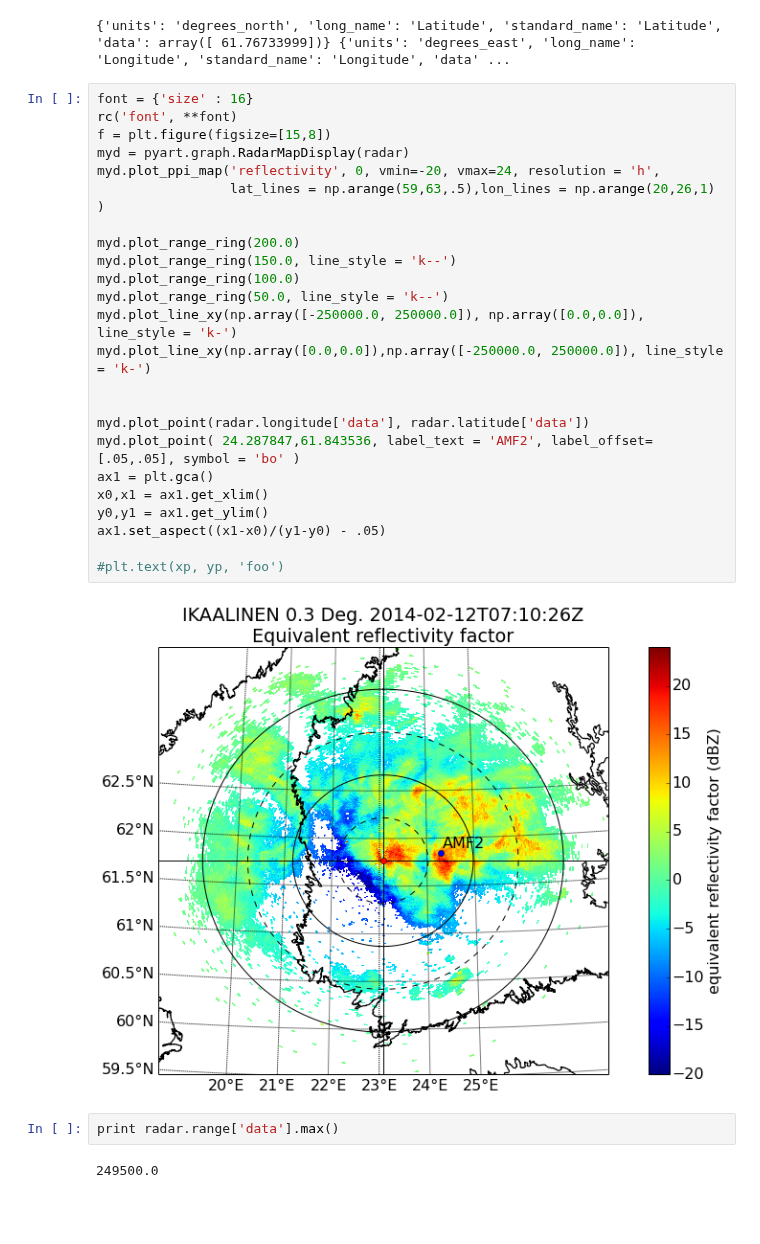
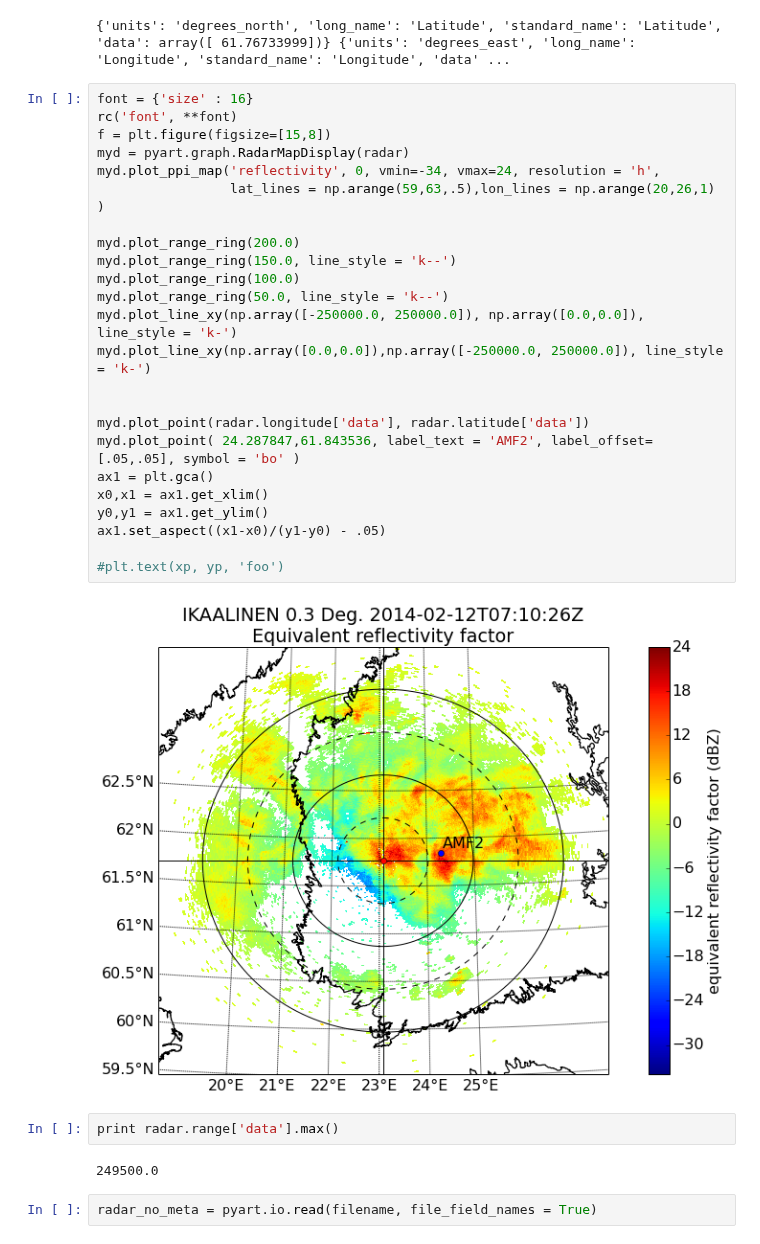
Before and after one commit to scollis/notebooks, a Jupyter notebook: finland/Investigating FNMI C-Band.ipynb, the cells around one changed output. Cells and saved outputs as stored; diff of their text form; blank space fills up the shorter version.

```diff
--- a/finland/Investigating FNMI C-Band.ipynb
+++ b/finland/Investigating FNMI C-Band.ipynb
@@ -19,30 +19,32 @@ print radar.latitude, radar.longitude
 # %%
 font = {'size' : 16}
 rc('font', **font)
 f = plt.figure(figsize=[15,8])
 myd = pyart.graph.RadarMapDisplay(radar)
-myd.plot_ppi_map('reflectivity', 0, vmin=-20, vmax=24, resolution = 'h',
+myd.plot_ppi_map('reflectivity', 0, vmin=-34, vmax=24, resolution = 'h',
                  lat_lines = np.arange(59,63,.5),lon_lines = np.arange(20,26,1) )
 
 myd.plot_range_ring(200.0)
 myd.plot_range_ring(150.0, line_style = 'k--')
 myd.plot_range_ring(100.0)
 myd.plot_range_ring(50.0, line_style = 'k--')
 myd.plot_line_xy(np.array([-250000.0, 250000.0]), np.array([0.0,0.0]), line_style = 'k-')
 myd.plot_line_xy(np.array([0.0,0.0]),np.array([-250000.0, 250000.0]), line_style = 'k-')
 
 
 myd.plot_point(radar.longitude['data'], radar.latitude['data'])
 myd.plot_point( 24.287847,61.843536, label_text = 'AMF2', label_offset=[.05,.05], symbol = 'bo' )
 ax1 = plt.gca()
 x0,x1 = ax1.get_xlim()
 y0,y1 = ax1.get_ylim()
 ax1.set_aspect((x1-x0)/(y1-y0) - .05)
 
 #plt.text(xp, yp, 'foo')
 # %% [output]
-[figure, old version]
+[figure, new version]
 # %%
 print radar.range['data'].max()
 # %% [output]
 249500.0
+# %%
+radar_no_meta = pyart.io.read(filename, file_field_names = True)
```
Also changed, not shown: parts of 2 cells of this notebook.
